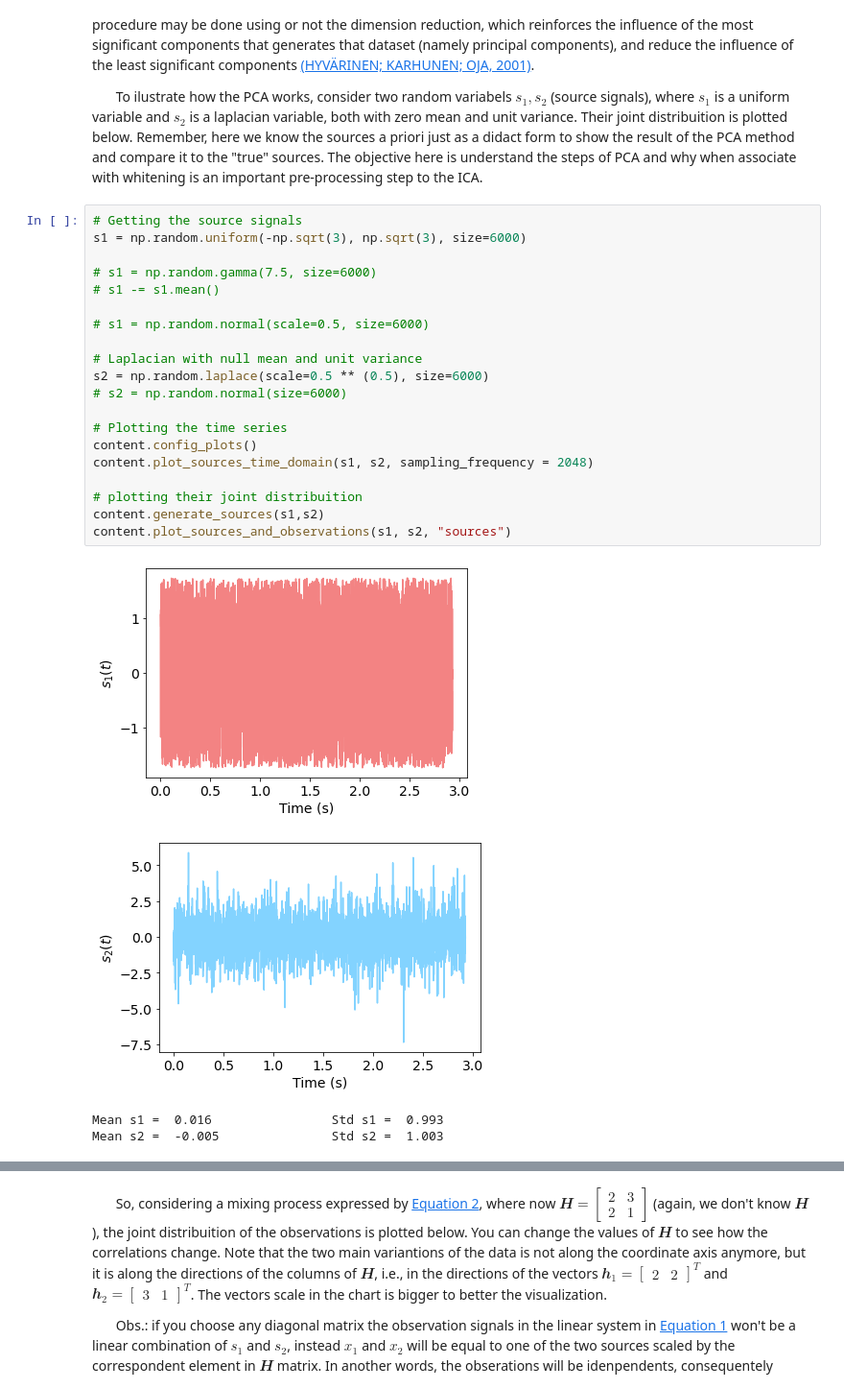
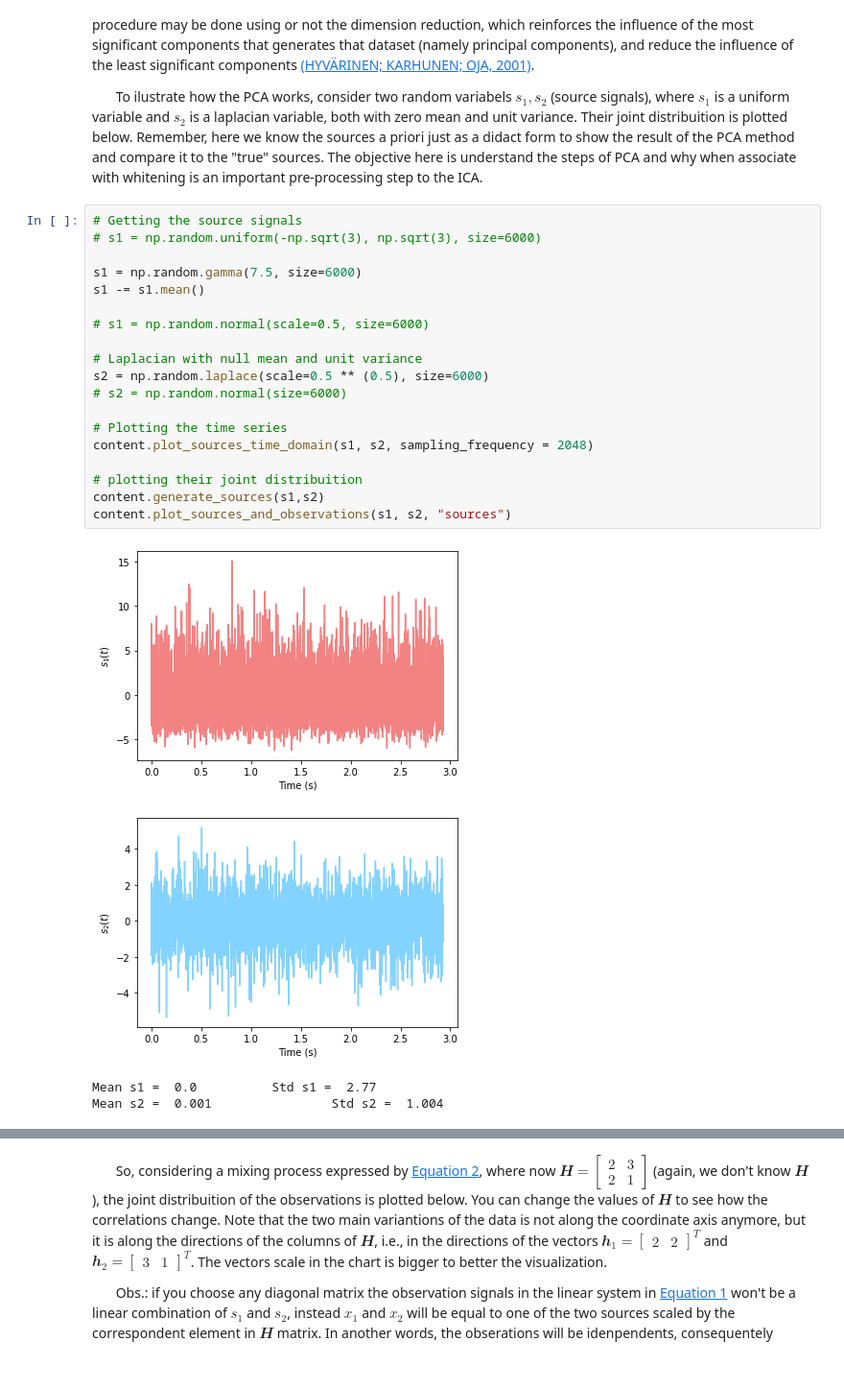
Before and after one commit to AhmadAlmazloum/EMG_Crosstalk_Decomposition_Workshop, a Jupyter notebook: EMG_Crosstalk_Decomposition_Workshop.ipynb, the cells around one changed output, grey strips where cells are left out. Shown: that part at 96% size. Drawn from its saved outputs; the diff is of its cells as text.

```diff
--- a/EMG_Crosstalk_Decomposition_Workshop.ipynb
+++ b/EMG_Crosstalk_Decomposition_Workshop.ipynb
@@ -61,26 +70,25 @@ order of the elements in $𝒔$ and call any of the sources the first one. Forma
 &emsp;&ensp; To ilustrate how the PCA works, consider two random variabels $s_1,s_2$ (source signals), where $s_1$ is a uniform variable and $s_2$ is a laplacian variable, both with zero mean and unit variance. Their joint distribuition is plotted below. Remember, here we know the sources a priori just as a didact form to show the result of the PCA method and compare it to the "true" sources. The objective here is understand the steps of PCA and why when associate with whitening is an important pre-processing step to the ICA.
 # %%
 # Getting the source signals
-s1 = np.random.uniform(-np.sqrt(3), np.sqrt(3), size=6000)
+# s1 = np.random.uniform(-np.sqrt(3), np.sqrt(3), size=6000)
 
-# s1 = np.random.gamma(7.5, size=6000)
-# s1 -= s1.mean()
+s1 = np.random.gamma(7.5, size=6000)
+s1 -= s1.mean()
 
 # s1 = np.random.normal(scale=0.5, size=6000)
 
 # Laplacian with null mean and unit variance
 s2 = np.random.laplace(scale=0.5 ** (0.5), size=6000)
 # s2 = np.random.normal(size=6000)
 
 # Plotting the time series
-content.config_plots()
 content.plot_sources_time_domain(s1, s2, sampling_frequency = 2048)
 
 # plotting their joint distribuition
 content.generate_sources(s1,s2)
 content.plot_sources_and_observations(s1, s2, "sources")
 # %% [output]
-[figure, old version]
+[figure, new version]
-[figure, old version]
+[figure, new version]
-Mean s1 =  0.016                Std s1 =  0.993
-Mean s2 =  -0.005               Std s2 =  1.003
+Mean s1 =  0.0          Std s1 =  2.77
+Mean s2 =  0.001                Std s2 =  1.004
```
Also changed, not shown: parts of 12 cells of this notebook.
